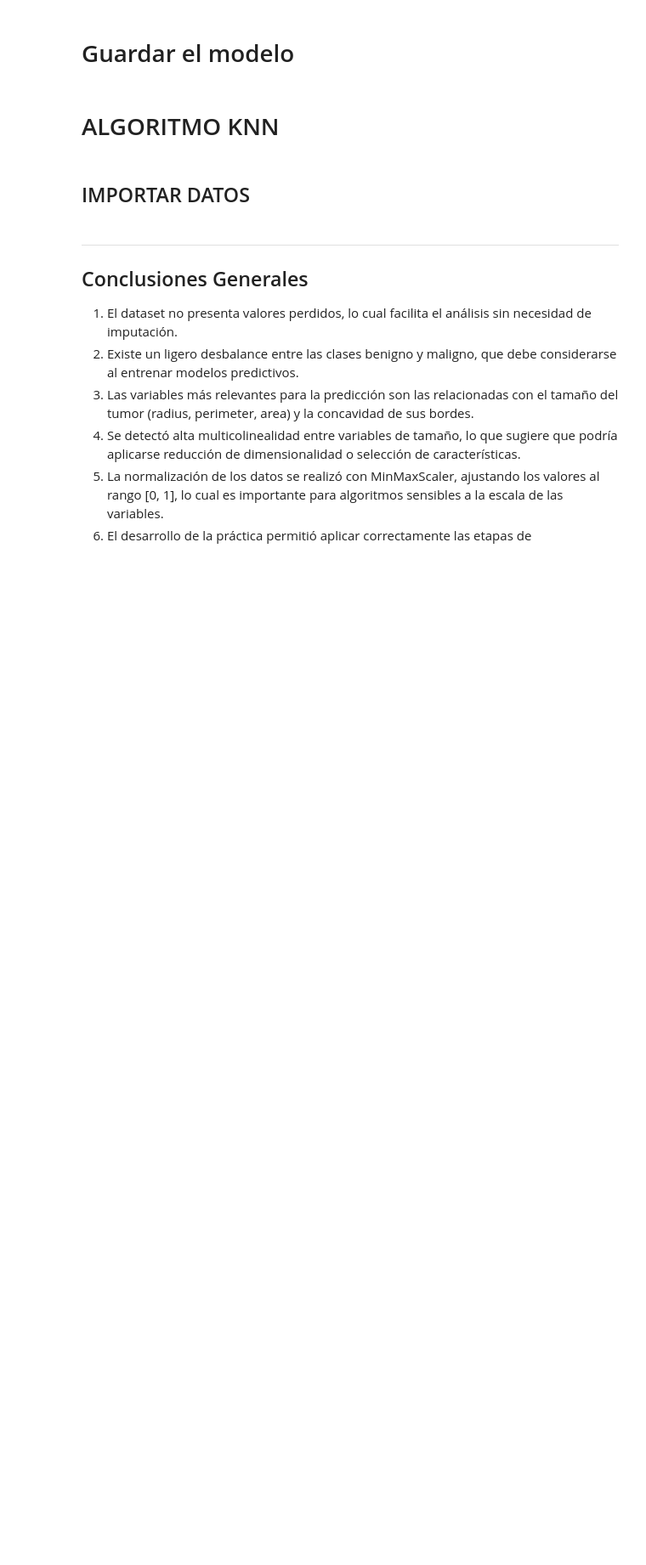
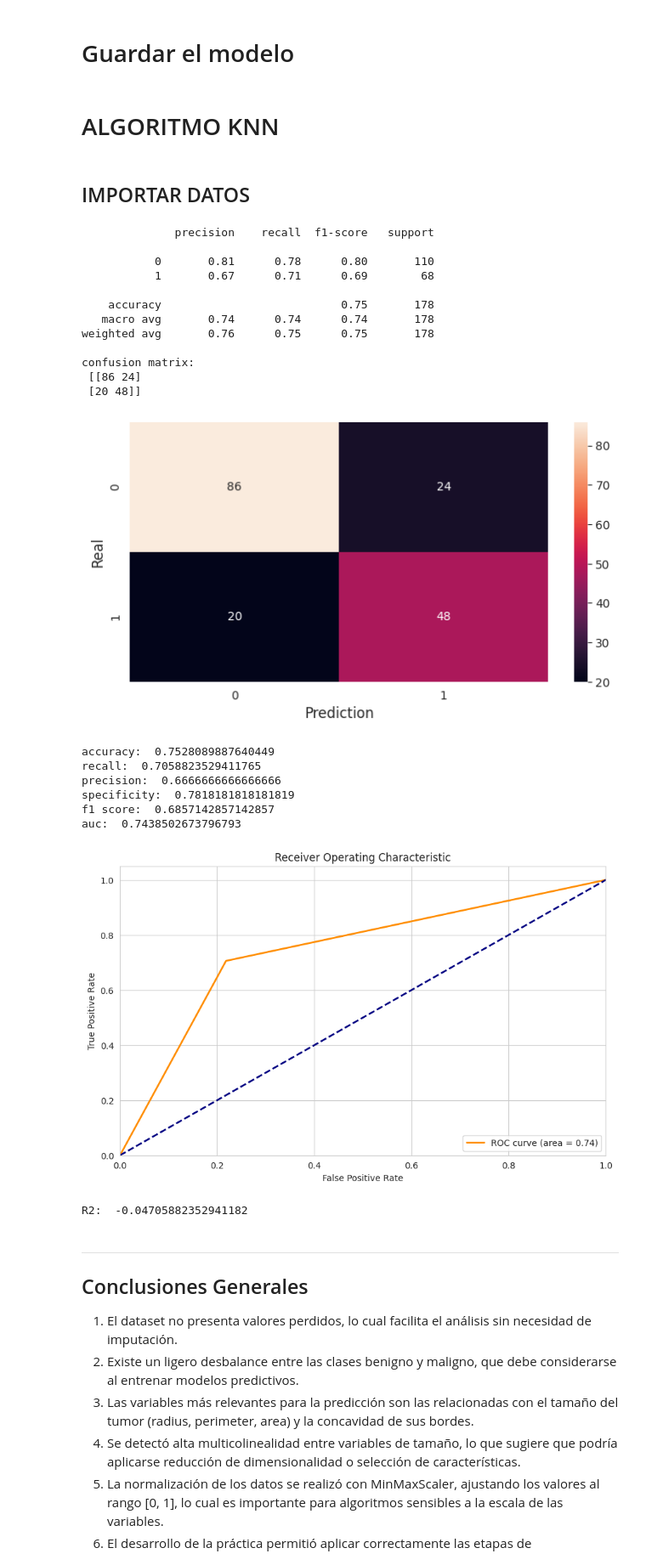
Before and after one commit to Alexander-Luna/UIDE-HERRAMIENTAS-PARA-DATA-SCIENCE, a Jupyter notebook: Semana2/Tarea/titanic.ipynb, the cells around one changed output. Shown at 85% size. Drawn from its saved outputs; the diff is of its cells as text; code cells hidden in the pictures; blank space fills up the shorter version.

Commit message:
feat: KNN Adaptacion 1 Titanic

```diff
--- a/Semana2/Tarea/titanic.ipynb
+++ b/Semana2/Tarea/titanic.ipynb
@@ -516,16 +516,22 @@ y_pred = model.predict(X_test)
 # %% [markdown]
 ## IMPORTAR DATOS
 # %%
+from sklearn.neighbors import KNeighborsClassifier
+from sklearn.preprocessing import MinMaxScaler
 
-# Carga el conjunto de datos Breast Cancer
-dataset = load_breast_cancer()
-X = dataset.data # 569x30
-y = dataset.target # 569x1
+# Preparación del conjunto de datos Titanic para el modelo
+# X contendrá las características (todas las columnas excepto 'Survived')
+# y contendrá la variable objetivo ('Survived')
+X = df_train.drop('Survived', axis=1)
+y = df_train['Survived']
 
-# Las clases en sklearn.datasets viene así: 0=maligno; 1=benigno
-# Intercambiamos las clases para que cáncer maligno=1 y el benigno=0 (estándar mas usado)
-# Las clases dependen de qué fuente provenga (UCI repo, Sklearn, Kaggle, etc.).
-y = 1 - y
+# Divide el conjunto de datos en entrenamiento y prueba
+X_train, X_test, y_train, y_test = train_test_split(X, y, test_size=0.2, random_state=42)
+
+# Normaliza los datos para que todas las características tengan una escala similar
+scaler = StandardScaler()
+X_train = scaler.fit_transform(X_train) # calcula los parámetros: media y desv. estandar
+X_test = scaler.transform(X_test) # usa los parámetros (media y desv. estandar) ya calculados en el training set.
 
 # Divide el conjunto de datos en entrenamiento y prueba
 X_train, X_test, y_train, y_test = train_test_split(X, y, test_size=0.2,
@@ -610,34 +616,56 @@ plt.ylabel('True Positive Rate')
 plt.title('Receiver Operating Characteristic')
 plt.legend(loc="lower right")
 plt.show()
 
-# R Score (R^2 coefficient of determination)
+# R Score (R^2 coefficient of determination)
 from sklearn.metrics import r2_score
 R = r2_score(y_test, y_pred)
 print("R2: ", R)
 
 # Guardar el modelo a un archivo
 import joblib
 joblib.dump(model, 'knn_model.pkl')
 # Cargar el modelo desde el archivo
 loaded_model = joblib.load('knn_model.pkl')
 # Hacer predicciones con el modelo cargado
 y_pred = model.predict(X_test)
 
 
 # # SHAP (SHapley Additive exPlanations) para explicar las predicciones de un modelo de machine learning.
 # import shap # pip install shap
 # # La combinación de K-NN y KernelExplainer es inherentemente lenta debido a la naturaleza computacional de ambos.
 # # Por lo que se puede usar una muestra más pequeña de los datos para obtener una idea aproximada de las explicaciones.
 # sample_size = 50  # ajustar según sea necesario
 # X_train_sample = shap.sample(X_train, sample_size)
 # X_test_sample = shap.sample(X_test, sample_size)
 # # Crear un explainer de SHAP usando en conjunto de entrenamiento
 # explainer = shap.KernelExplainer(model.predict_proba, X_train_sample)
 # # Obtener las explicaciones SHAP para el conjunto de prueba
 # shap_values = explainer.shap_values(X_test_sample)
 # # Proporciona una visión general de la importancia de las características y su impacto en las predicciones.
 # shap.summary_plot(shap_values[1], X_test_sample, feature_names=dataset.feature_names)
+# %% [output]
+              precision    recall  f1-score   support
+
+           0       0.81      0.78      0.80       110
+           1       0.67      0.71      0.69        68
+
+    accuracy                           0.75       178
+   macro avg       0.74      0.74      0.74       178
+weighted avg       0.76      0.75      0.75       178
+
+confusion matrix:
+ [[86 24]
+ [20 48]]
+[figure, added]
+accuracy:  0.7528089887640449
+recall:  0.7058823529411765
+precision:  0.6666666666666666
+specificity:  0.7818181818181819
+f1 score:  0.6857142857142857
+auc:  0.7438502673796793
+[figure, added]
+R2:  -0.04705882352941182
 # %% [markdown]
 ---
 ## Conclusiones Generales
```
